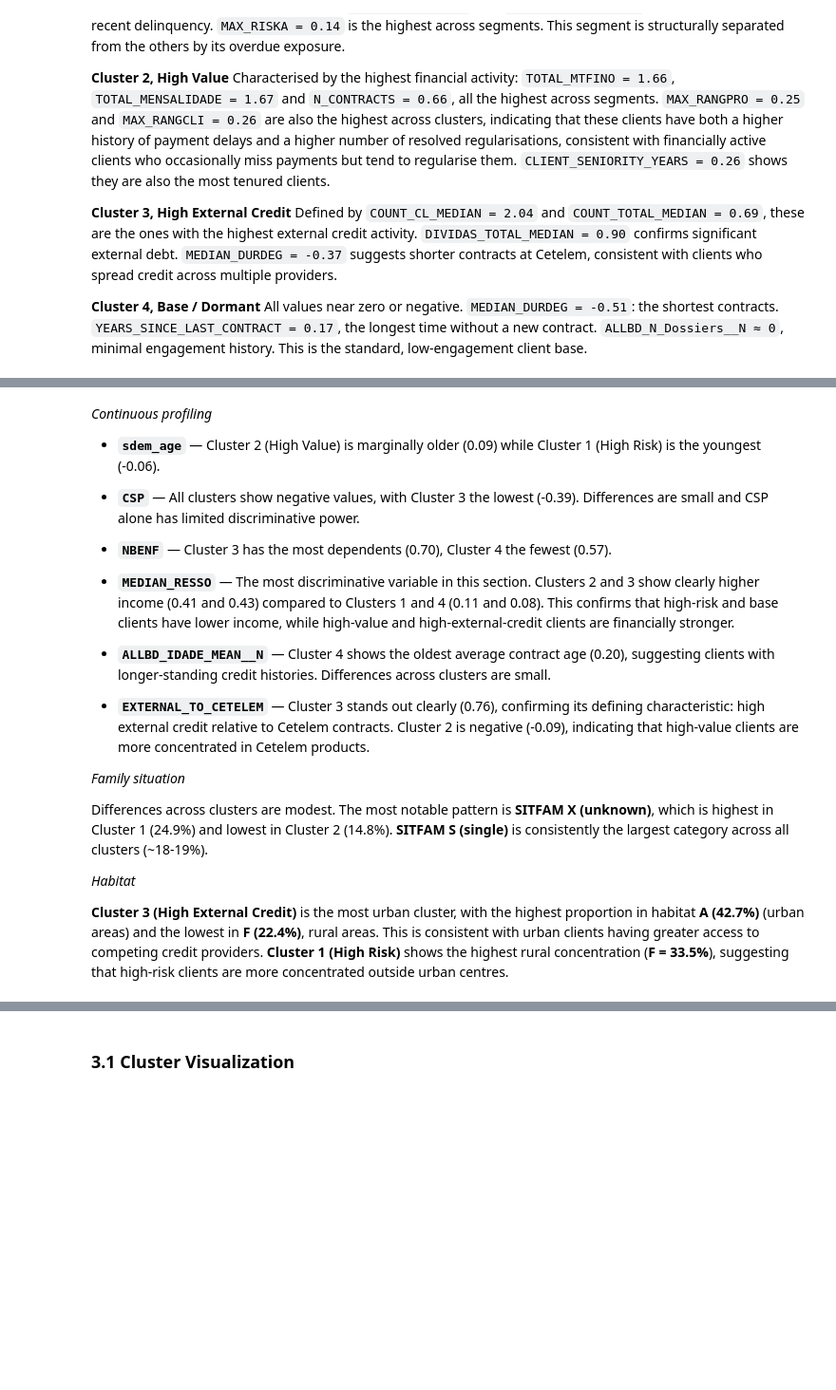
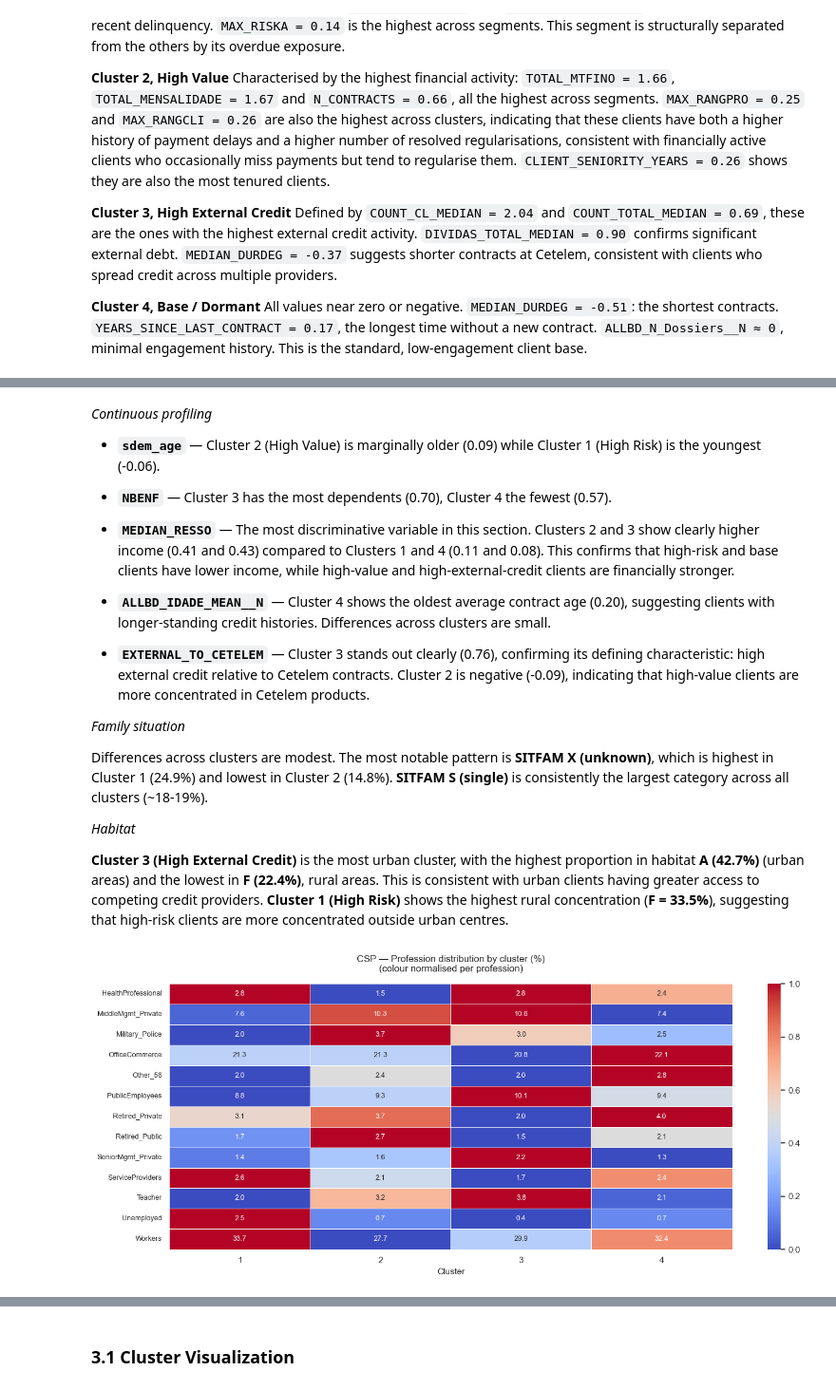
Before and after one commit to RuiSousaFerreiraIMS/Business_Case_BNP, a Jupyter notebook: notebooks/4d)Clusters.ipynb, the cells around one changed output, grey strips where cells are left out. Shown at 95% size. Saved outputs shown, nothing was run; the diff lists cells and outputs as text; code cells hidden in the pictures; blank space fills up the shorter version.

```diff
--- a/notebooks/4d)Clusters.ipynb
+++ b/notebooks/4d)Clusters.ipynb
@@ -551,8 +541,6 @@ Text(0.5, 33.249999999999986, 'Segment')
 *Continuous profiling*
 
 - **`sdem_age`** — Cluster 2 (High Value) is marginally older (0.09) while Cluster 1 (High Risk) is the youngest (-0.06).
-
-- **`CSP`** — All clusters show negative values, with Cluster 3 the lowest (-0.39). Differences are small and CSP alone has limited discriminative power.
 
 - **`NBENF`** — Cluster 3 has the most dependents (0.70), Cluster 4 the fewest (0.57).
 
@@ -571,3 +559,47 @@ Differences across clusters are modest. The most notable pattern is **SITFAM X (
 *Habitat*
 
 **Cluster 3 (High External Credit)** is the most urban cluster, with the highest proportion in habitat **A (42.7%)** (urban areas) and the lowest in **F (22.4%)**, rural areas. This is consistent with urban clients having greater access to competing credit providers. **Cluster 1 (High Risk)** shows the highest rural concentration (**F = 33.5%**), suggesting that high-risk clients are more concentrated outside urban centres.
+# %%
+# ── CSP profiling by cluster ──────────────────────────────────────────────────
+csp_cols = [col for col in customer.columns if col.startswith('CSP_')]
+
+# Mean % per cluster (already 0/1 dummies → mean = %)
+csp_profile = customer.groupby('segment_final')[csp_cols].mean().mul(100).round(1)
+
+# Clean column names for display
+csp_profile.columns = [col.replace('CSP_', '') for col in csp_profile.columns]
+
+# ── Heatmap — most discriminative CSP only ────────────────────────────────────
+# Keep only CSP with at least 2% in any cluster — remove noise
+csp_relevant = csp_profile.loc[:, csp_profile.max() >= 2]
+
+# Row-normalise for better contrast
+csp_normalized = csp_relevant.copy()
+for col in csp_relevant.columns:
+    row_min = csp_relevant[col].min()
+    row_max = csp_relevant[col].max()
+    if row_max - row_min > 0:
+        csp_normalized[col] = (csp_relevant[col] - row_min) / (row_max - row_min)
+    else:
+        csp_normalized[col] = 0.5
+
+fig, ax = plt.subplots(figsize=(14, 6))
+sns.heatmap(csp_normalized.T,
+            annot=csp_relevant.T.round(1),
+            fmt='',
+            cmap='coolwarm',
+            vmin=0, vmax=1,
+            ax=ax,
+            linewidths=0.5,
+            linecolor='white',
+            annot_kws={'size': 9})
+
+ax.set_title('CSP — Profession distribution by cluster (%)\n'
+             '(colour normalised per profession)',
+             fontsize=12, pad=15)
+ax.set_xlabel('Cluster', fontsize=11)
+ax.set_yticklabels(ax.get_yticklabels(), rotation=0, fontsize=9)
+plt.tight_layout()
+plt.show()
+# %% [output]
+[figure, added]
```
Also changed, not shown: parts of 12 cells of this notebook, 1 other file.
